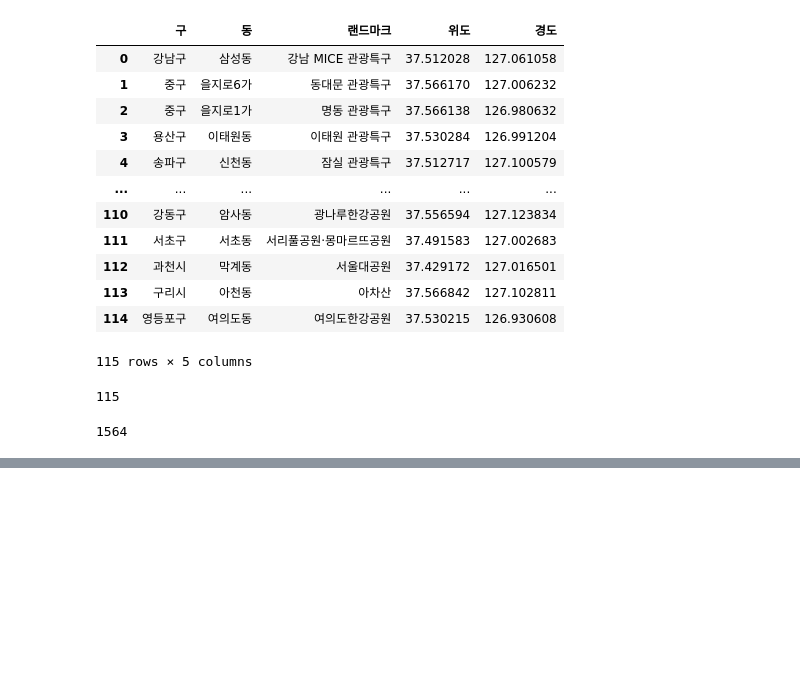
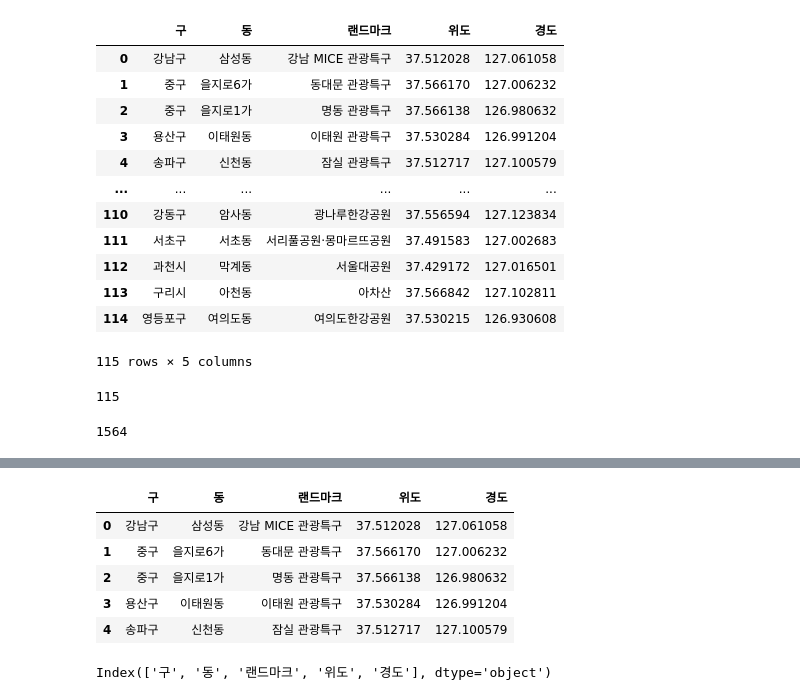
Before and after one commit to raminicano/cg1, a Jupyter notebook: experiment/mysql_db.ipynb, the cells around one changed output, grey strips where cells are left out. Saved outputs shown, nothing was run; the diff lists cells and outputs as text; code cells hidden in the pictures; blank space fills up the shorter version.

```diff
--- a/experiment/mysql_db.ipynb
+++ b/experiment/mysql_db.ipynb
@@ -323,0 +339,13 @@ store.to_sql(name='store', con=engine, if_exists='replace', index=False)
+# %%
+landmark.head()
+# %% [output]
+|  | 구 | 동 | 랜드마크 | 위도 | 경도 |
+| 0 | 강남구 | 삼성동 | 강남 MICE 관광특구 | 37.512028 | 127.061058 |
+| 1 | 중구 | 을지로6가 | 동대문 관광특구 | 37.566170 | 127.006232 |
+| 2 | 중구 | 을지로1가 | 명동 관광특구 | 37.566138 | 126.980632 |
+| 3 | 용산구 | 이태원동 | 이태원 관광특구 | 37.530284 | 126.991204 |
+| 4 | 송파구 | 신천동 | 잠실 관광특구 | 37.512717 | 127.100579 |
+# %%
+landmark.columns
+# %% [output]
+Index(['구', '동', '랜드마크', '위도', '경도'], dtype='object')
```
Also changed, not shown: parts of 2 cells of this notebook, 4 other files.
